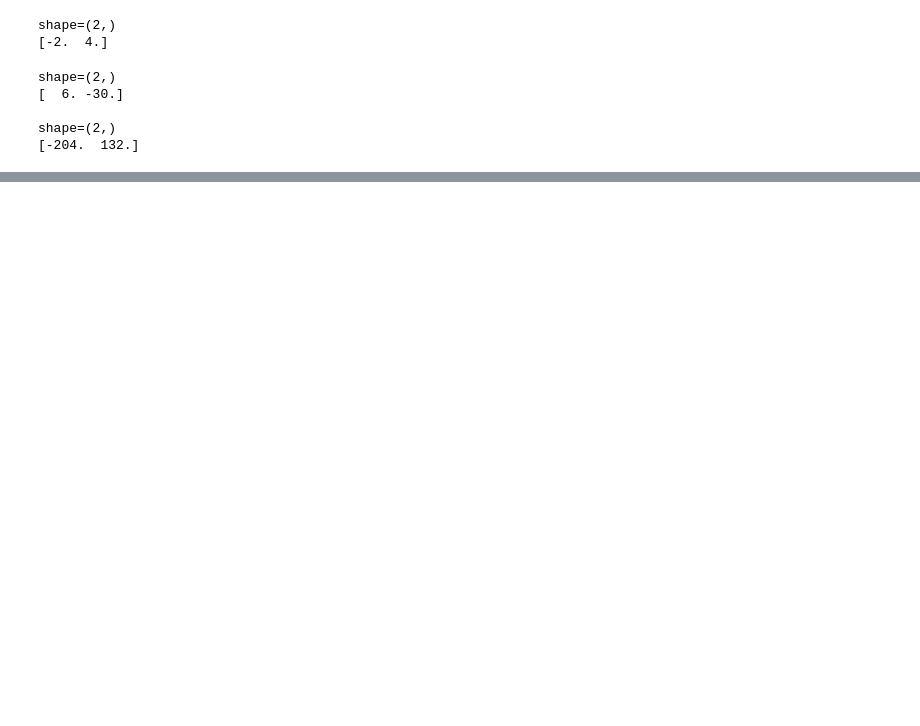
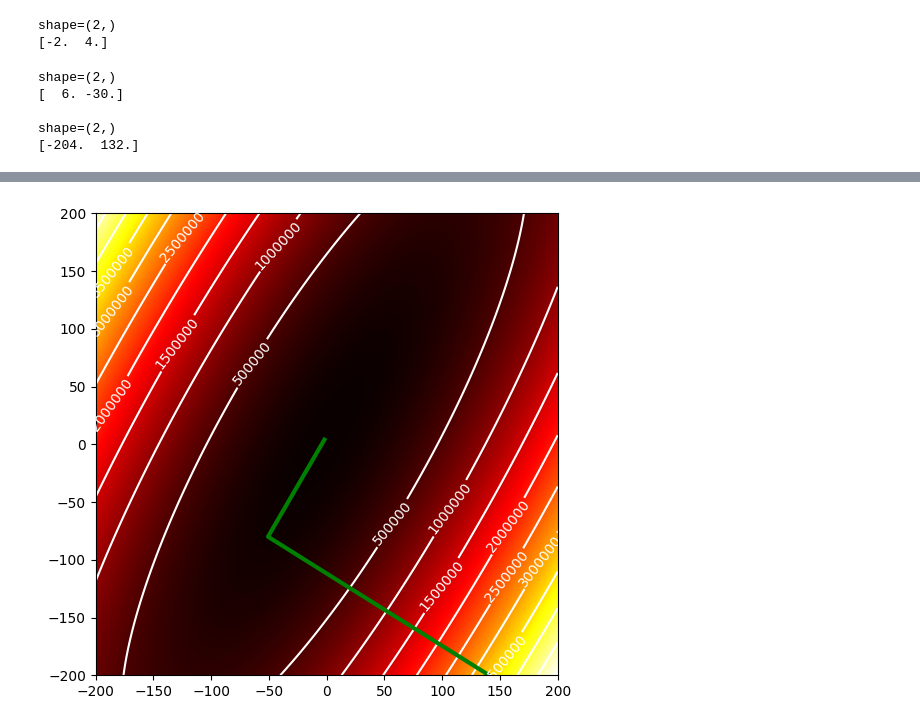
Before and after one commit to GP211/2023-fall-class-notebooks, a Jupyter notebook: in-class/Inversion-OOP.ipynb, the cells around one changed output, grey strips where cells are left out. Cells and saved outputs as stored; diff of their text form; code cells hidden in the pictures; blank space fills up the shorter version.

```diff
--- a/in-class/Inversion-OOP.ipynb
+++ b/in-class/Inversion-OOP.ipynb
@@ -25,6 +25,10 @@ class vector(ABC):
   @abstractmethod
   def scale(self,sc:float):
     """Scale a vector by another vector"""
+
+  @abstractmethod
+  def rand(self):
+      """ Filel the vector with random numbers"""
 
   @abstractmethod
   def scale_add(self,vec2,sc1:float=1,sc2:float=1):
@@ -288,0 +447,51 @@ shape=(2,)
+# %%
+class cgSolver(solver):
+
+  def __init__(self,lop:operator,m0:vector,d:vector):
+    super().__init__(lop,m0,d)
+    self._s=None
+    self._ss=None
+
+
+
+
+  def updateModRes(self,mod,rr):
+
+    self._lop.adjoint(False,self._g,rr)
+
+    if self._s is None:
+      #Do steepest descent
+      self._s=mod.clone()
+      self._ss=rr.clone()
+      self._s.scale(0.)
+      self._ss.scale(0.)
+      alpha=self.steepCalc(self._g,rr)
+      beta=0.
+    else:
+      #DO CGSTEP
+      self._lop.forward(False,self._g,self._gg)
+      g_g=self._gg.dot(self._gg)
+      g_s=self._gg.dot(self._ss)
+      s_s=self._ss.dot(self._ss)
+      if g_g ==0 or s_s==0:
+        raise Exception("Solver is stuck")
+      determ=g_g*s_s*max(1.-(g_s/g_g)*(g_s/s_s),1.e-12)
+      g_r=-self._gg.dot(rr)
+      s_r=-rr.dot(self._ss)
+      alpha = ( s_s*g_r - g_s*s_r ) / determ
+      beta = (-g_s*g_r + g_g*s_r ) / determ
+
+
+    self._s.scale_add(self._g,sc2=alpha,sc1=beta)
+    self._ss.scale_add(self._gg,sc2=alpha,sc1=beta)
+    mod.scale_add(self._s) #mod=mod+s
+    rr.scale_add(self._ss) #RES=res+ss
+
+mod.scale(0.)
+mod.get_nd_array()[:]=(139,-199)
+solve=cgSolver(mat_op,mod,dat)
+mvec,rvec=solve.iterate(2)
+
+objPlot(mat_op,mvec,-200,200,300,"green")
+# %% [output]
+[figure, added]
```
Also changed, not shown: parts of 22 cells of this notebook.
